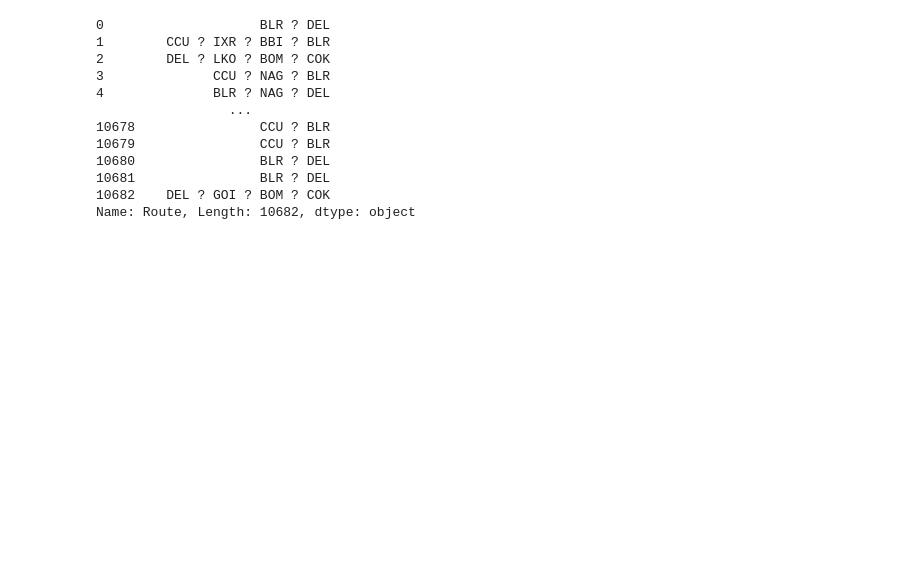
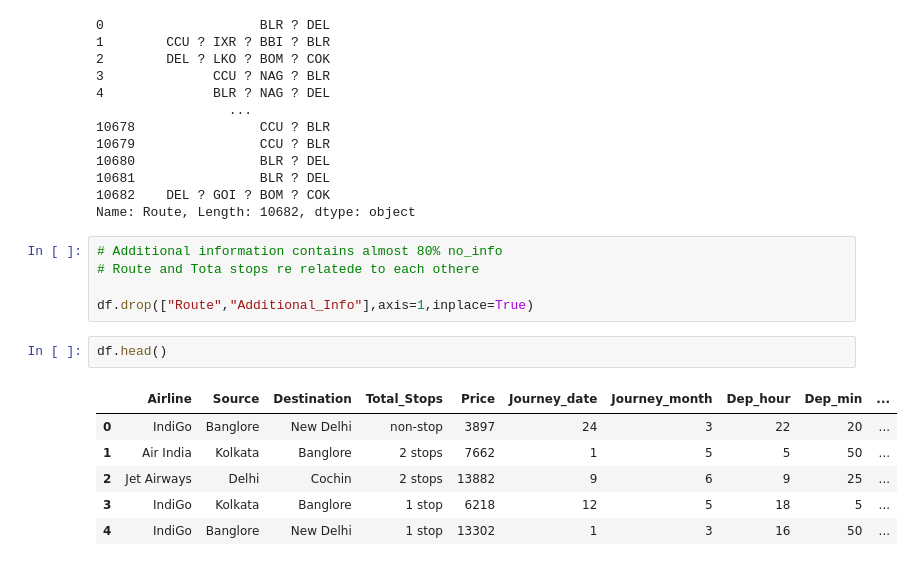
Before and after one commit to AKKUSAXENA/flight-Price-prediction, a Jupyter notebook: Flight_price_prediction_.ipynb, the cells around one changed output. Saved outputs shown, nothing was run; the diff lists cells and outputs as text; blank space fills up the shorter version.

```diff
--- a/Flight_price_prediction_.ipynb
+++ b/Flight_price_prediction_.ipynb
@@ -335,3 +335,17 @@ df["Route"]
 10681                BLR ? DEL
 10682    DEL ? GOI ? BOM ? COK
 Name: Route, Length: 10682, dtype: object
+# %%
+# Additional information contains almost 80% no_info
+# Route and Tota stops re relatede to each othere
+
+df.drop(["Route","Additional_Info"],axis=1,inplace=True)
+# %%
+df.head()
+# %% [output]
+|  | Airline | Source | Destination | Total_Stops | Price | Journey_date | Journey_month | Dep_hour | Dep_min | ... |
+| 0 | IndiGo | Banglore | New Delhi | non-stop | 3897 | 24 | 3 | 22 | 20 | ... |
+| 1 | Air India | Kolkata | Banglore | 2 stops | 7662 | 1 | 5 | 5 | 50 | ... |
+| 2 | Jet Airways | Delhi | Cochin | 2 stops | 13882 | 9 | 6 | 9 | 25 | ... |
+| 3 | IndiGo | Kolkata | Banglore | 1 stop | 6218 | 12 | 5 | 18 | 5 | ... |
+| 4 | IndiGo | Banglore | New Delhi | 1 stop | 13302 | 1 | 3 | 16 | 50 | ... |
```
Also changed, not shown: parts of 16 cells of this notebook.
